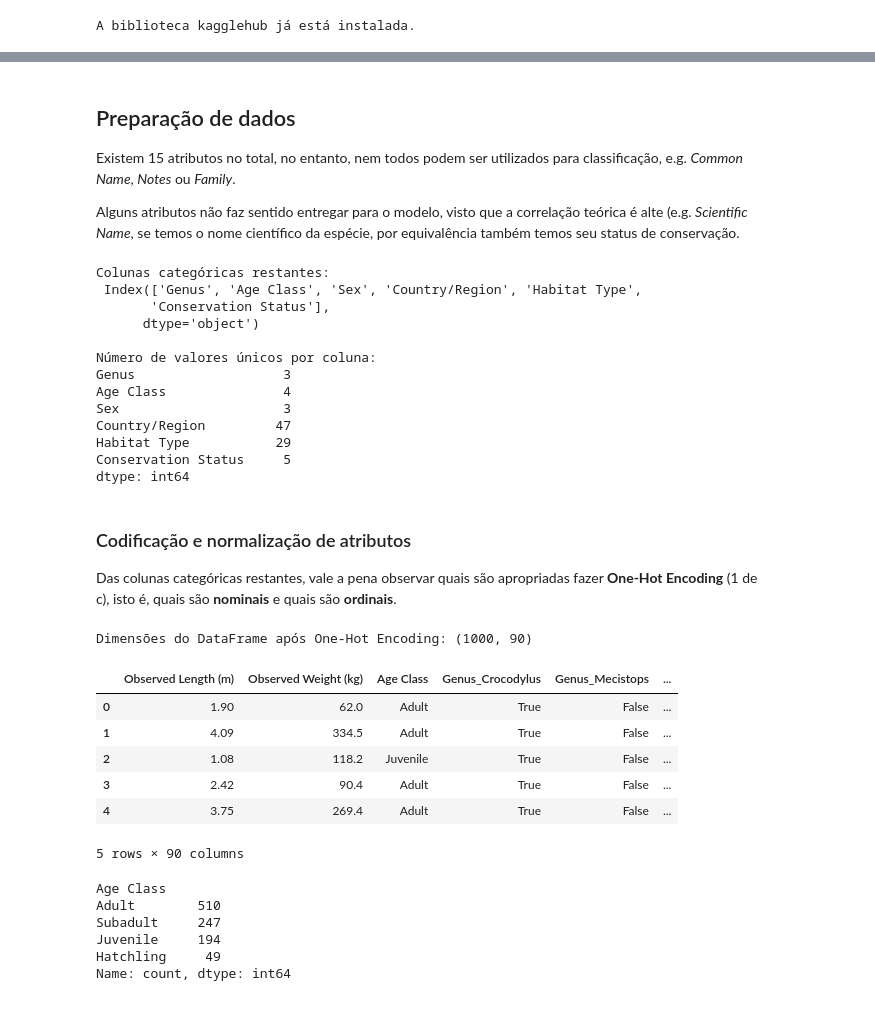
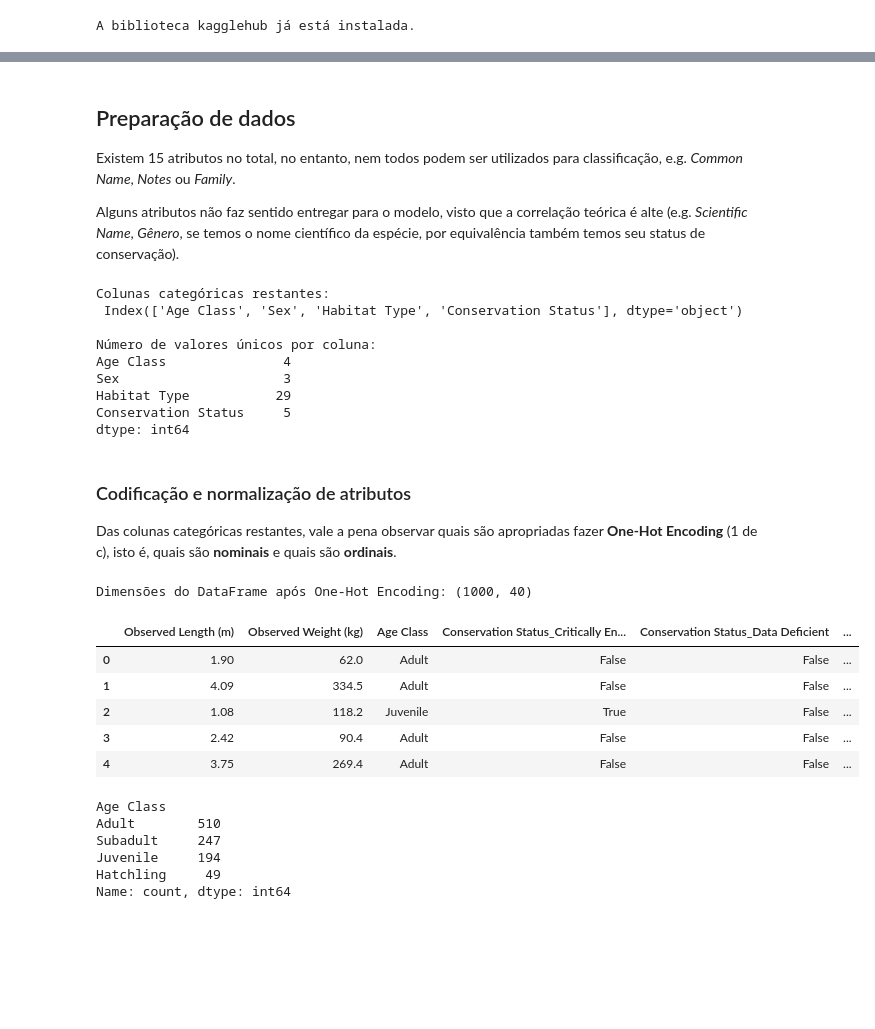
Before and after one commit to Luis-Menezes/NN_SupervisedLearning, a Jupyter notebook: project_1_deliverable.ipynb, the cells around one changed output, grey strips where cells are left out. Cells and saved outputs as stored; diff of their text form; code cells hidden in the pictures; blank space fills up the shorter version.

Commit message:
Model evaluation and hyperparameters variation

```diff
--- a/project_1_deliverable.ipynb
+++ b/project_1_deliverable.ipynb
@@ -85,12 +85,12 @@ Dataset preview:
 
 Existem 15 atributos no total, no entanto, nem todos podem ser utilizados para classificação, e.g. *Common Name*, *Notes* ou *Family*.
 
-Alguns atributos não faz sentido entregar para o modelo, visto que a correlação teórica é alte (e.g. *Scientific Name*, se temos o nome científico da espécie, por equivalência também temos seu status de conservação.
+Alguns atributos não faz sentido entregar para o modelo, visto que a correlação teórica é alte (e.g. *Scientific Name*, *Gênero*, se temos o nome científico da espécie, por equivalência também temos seu status de conservação).
 # %%
 
 cleaned_df = df.drop(columns=['Common Name', 'Notes', 'Family',
                               'Observer Name', 'Scientific Name',
-                              'Date of Observation', 'Observation ID'])
+                              'Date of Observation', 'Observation ID', 'Genus', 'Country/Region'])
 
 # Célula para inspecionar as colunas categóricas
 categorical_cols = cleaned_df.select_dtypes(include=['object']).columns
@@ -99,15 +99,11 @@ print("\nNúmero de valores únicos por coluna:")
 print(cleaned_df[categorical_cols].nunique())
 # %% [output]
 Colunas categóricas restantes:
- Index(['Genus', 'Age Class', 'Sex', 'Country/Region', 'Habitat Type',
-       'Conservation Status'],
-      dtype='object')
+ Index(['Age Class', 'Sex', 'Habitat Type', 'Conservation Status'], dtype='object')
 
 Número de valores únicos por coluna:
-Genus                   3
 Age Class               4
 Sex                     3
-Country/Region         47
 Habitat Type           29
 Conservation Status     5
 dtype: int64
@@ -116,22 +112,21 @@ dtype: int64
 Das colunas categóricas restantes, vale a pena observar quais são apropriadas fazer **One-Hot Encoding** (1 de c), isto é, quais são **nominais** e quais são **ordinais**.
 # %%
 
-cols_nominal = ['Genus', 'Conservation Status', 'Country/Region', 'Habitat Type', 'Sex'] # Categorias nominais
+cols_nominal = [ 'Conservation Status', 'Habitat Type', 'Sex'] # Categorias nominais
 
 # Aplica o One-Hot Encoding
 encoded_df = pd.get_dummies(cleaned_df, columns=cols_nominal)
 
 print("Dimensões do DataFrame após One-Hot Encoding:", encoded_df.shape)
 display(encoded_df.head())
 # %% [output]
-Dimensões do DataFrame após One-Hot Encoding: (1000, 90)
+Dimensões do DataFrame após One-Hot Encoding: (1000, 40)
-|  | Observed Length (m) | Observed Weight (kg) | Age Class | Genus_Crocodylus | Genus_Mecistops | ... |
-| 0 | 1.90 | 62.0 | Adult | True | False | ... |
-| 1 | 4.09 | 334.5 | Adult | True | False | ... |
+|  | Observed Length (m) | Observed Weight (kg) | Age Class | Conservation Status_Critically En... | Conservation Status_Data Deficient | ... |
+| 0 | 1.90 | 62.0 | Adult | False | False | ... |
+| 1 | 4.09 | 334.5 | Adult | False | False | ... |
 | 2 | 1.08 | 118.2 | Juvenile | True | False | ... |
-| 3 | 2.42 | 90.4 | Adult | True | False | ... |
-| 4 | 3.75 | 269.4 | Adult | True | False | ... |
+| 3 | 2.42 | 90.4 | Adult | False | False | ... |
+| 4 | 3.75 | 269.4 | Adult | False | False | ... |
-5 rows × 90 columns
 # %%
 cols_ordinal = ['Age Class', 'Conservation Status'] # Categorias ordinais
 
```
Also changed, not shown: parts of 24 cells of this notebook.
